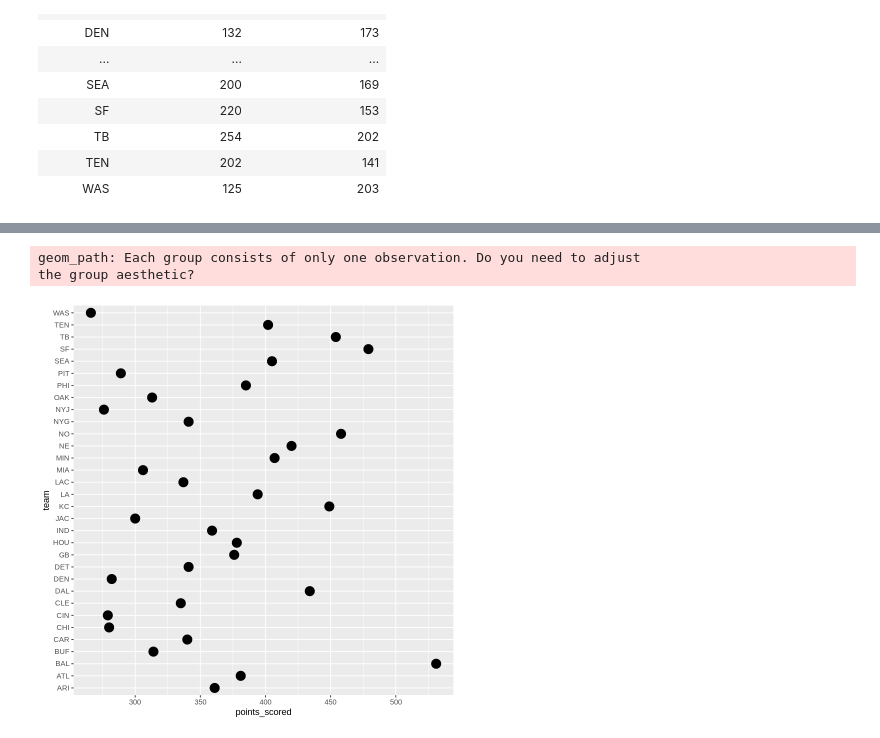
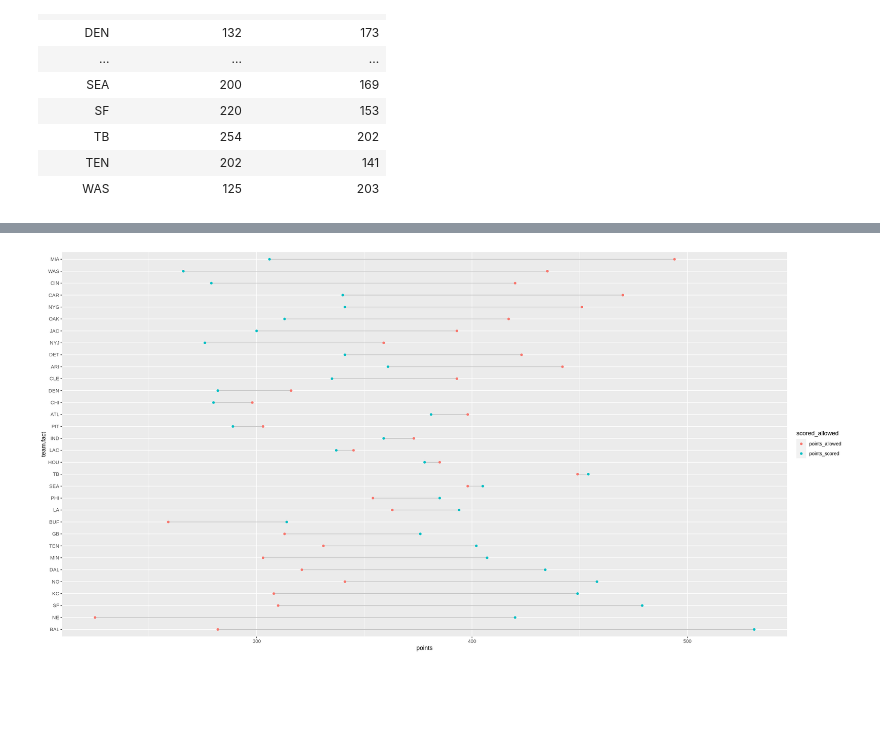
Before and after one commit to rennerm1/NFL-Data-Science-Project, a Jupyter notebook: Untitled6.ipynb, the cells around one changed output, grey strips where cells are left out. Cells and saved outputs as stored; diff of their text form; code cells hidden in the pictures; blank space fills up the shorter version.

```diff
--- a/Untitled6.ipynb
+++ b/Untitled6.ipynb
@@ -285,0 +184,18 @@ A tibble: 32 × 4
+# %%
+points_scored_allowed_season$team <- as.factor(points_scored_allowed_season$team)
+points_scored_allowed_season$team <- factor(points_scored_allowed_season$team, levels=points_scored_allowed_season$team)
+options(repr.plot.width=20, repr.plot.height=10)
+
+ggplot(points_scored_allowed_season) +
+  geom_segment( aes(x=team, xend=team, y=points_scored, yend=points_allowed), color="grey") +
+  geom_point( aes(x=team, y=points_scored), color=rgb(0.2,0.7,0.1,0.5), size=3 ) +
+  geom_point( aes(x=team, y=points_allowed), color=rgb(0.7,0.2,0.1,0.5), size=3 ) +
+  coord_flip()+
+  theme_ipsum() +
+  theme(
+    legend.position = "none",
+  ) +
+  geom_text(data=points_scored_allowed_season, x=points_scored_allowed_season$team, y=points_scored_allowed_season$points_scored, label=points_scored_allowed_season$points_scored) +
+  geom_text(data=points_scored_allowed_season, x=points_scored_allowed_season$team, y=points_scored_allowed_season$points_allowed, label=points_scored_allowed_season$points_allowed) +
+xlab("") +
+  ylab("points scored and allowed")
@@ -285,0 +206,6 @@ A tibble: 32 × 4
+# %%
+psas_piv <- points_scored_allowed_season %>%
+pivot_longer(c(points_scored, points_allowed), names_to= "scored_allowed", values_to = "points") %>%
+mutate(team.fact = factor(team, levels= unique(team)))
+
+psas_piv
@@ -286,10 +232,9 @@ A tibble: 32 × 4
 # %%
-points_scored_allowed_season %>%
-  ggplot(aes(x = team, y = points_scored, points_allowed,)) +
-  geom_line(aes(group = team), color = "grey", size = 3) +
-  geom_point(size = 5) +
-  coord_flip()
+p <-
+ggplot(
+  data = psas_piv,
+  mapping = aes(team.fact, x=points, color=scored_allowed))
+
+p + geom_line(aes(group=team),color="gray") + geom_point()
 # %% [output]
-geom_path: Each group consists of only one observation. Do you need to adjust
-the group aesthetic?
-[figure, old version]
+[figure, new version]
```
Also changed, not shown: parts of 15 cells of this notebook.
